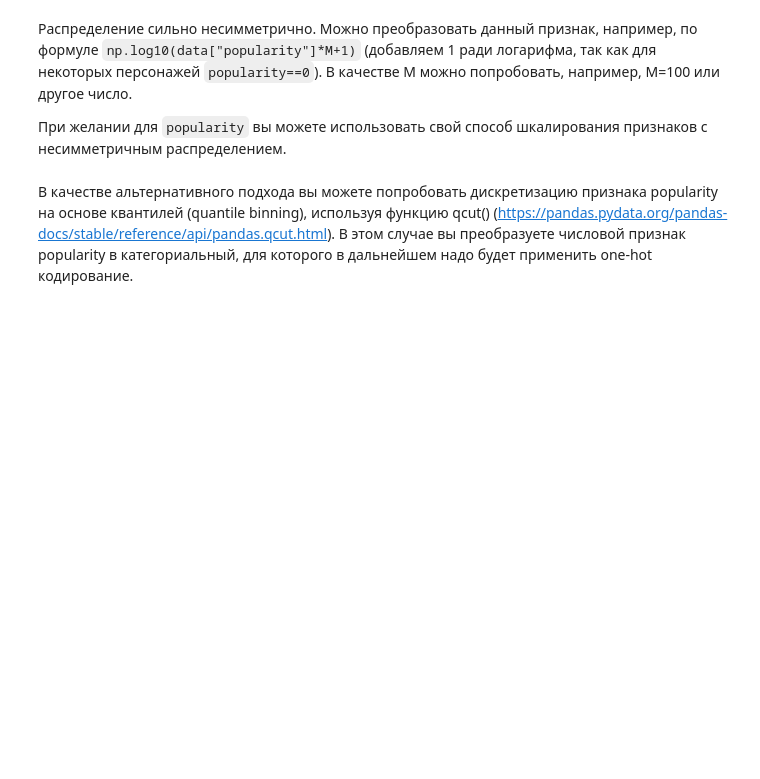
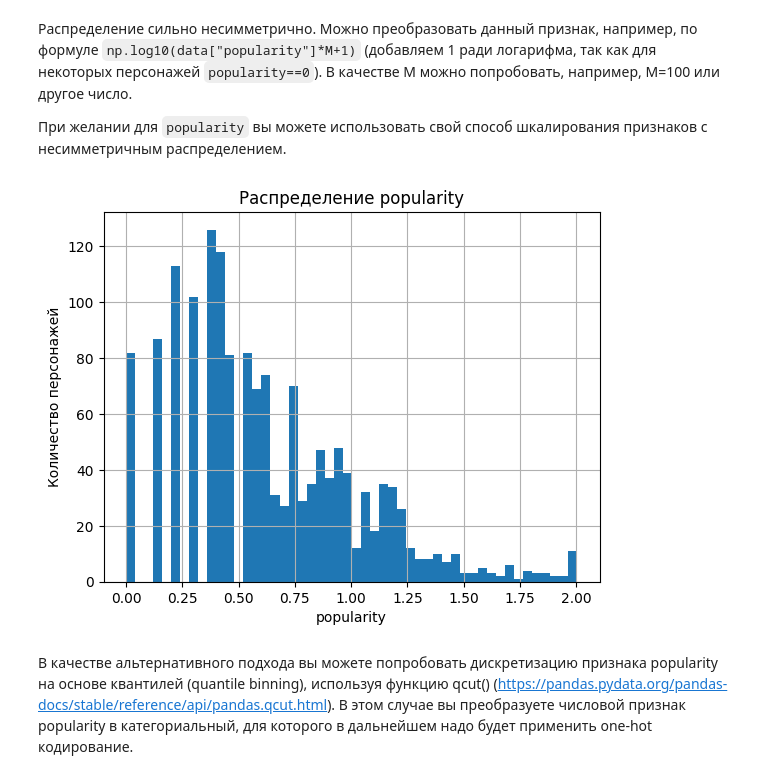
Before and after one commit to LevoniaSolo/DLS, a Jupyter notebook: week_01_ml_intro/Homework/hw_1_game_of_thrones.ipynb, the cells around one changed output. Saved outputs shown, nothing was run; the diff lists cells and outputs as text; code cells hidden in the pictures; blank space fills up the shorter version.

```diff
--- a/week_01_ml_intro/Homework/hw_1_game_of_thrones.ipynb
+++ b/week_01_ml_intro/Homework/hw_1_game_of_thrones.ipynb
@@ -217,6 +216,17 @@ plt.show()
 Распределение сильно несимметрично. Можно преобразовать данный признак, например, по формуле `np.log10(data["popularity"]*M+1)` (добавляем 1 ради логарифма, так как для некоторых персонажей `popularity==0`). В качестве M можно попробовать, например, M=100 или другое число.
 
 При желании для `popularity` вы можете использовать свой способ шкалирования признаков с несимметричным распределением.
+# %%
+M = 100
+data['popularity'] = np.log10(data['popularity'] * M + 1)
+
+data['popularity'].hist(bins=50)
+plt.title('Распределение popularity')
+plt.xlabel('popularity')
+plt.ylabel('Количество персонажей')
+plt.show()
+# %% [output]
+[figure, added]
 # %% [markdown]
 В качестве альтернативного подхода вы можете попробовать дискретизацию признака popularity на основе квантилей (quantile binning), используя функцию qcut() (https://pandas.pydata.org/pandas-docs/stable/reference/api/pandas.qcut.html). В этом случае вы преобразуете числовой признак popularity в категориальный, для которого в дальнейшем надо будет применить one-hot кодирование.
 # %% [markdown]
```
Also changed, not shown: parts of 19 cells of this notebook.
